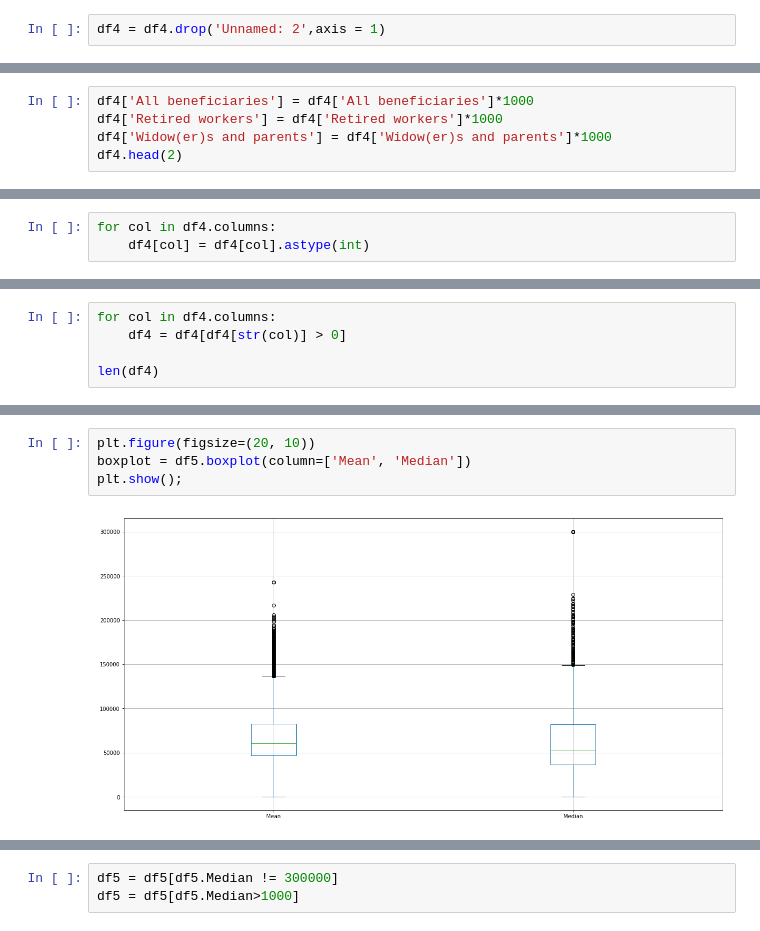
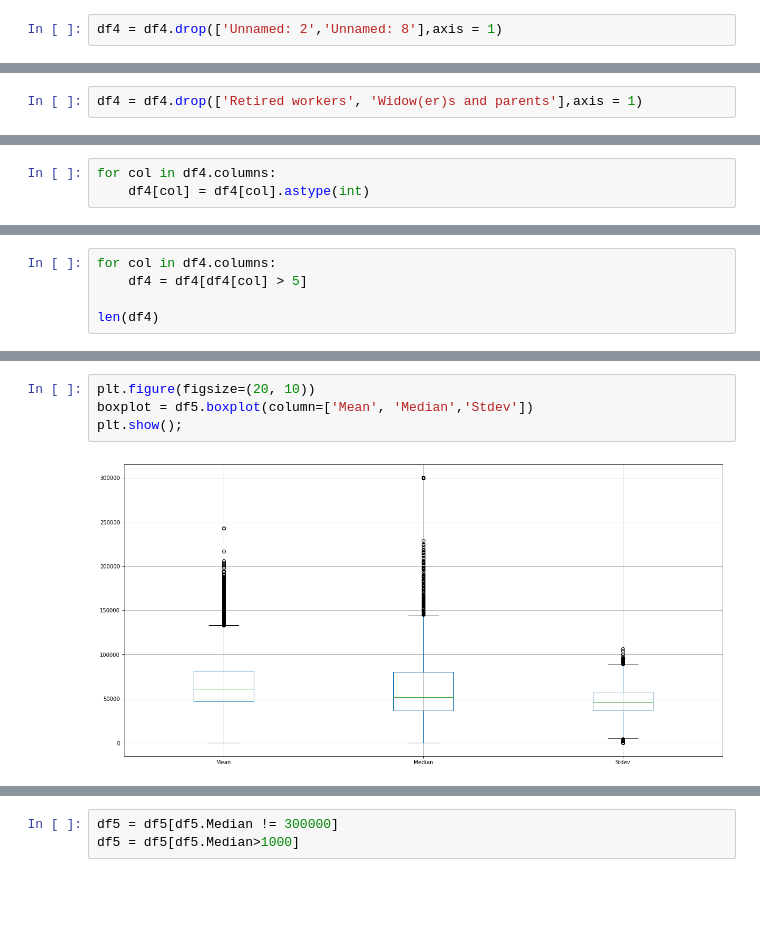
Before and after one commit to omerhakim/Prediction-of-Median-Income-in-the-US, a Jupyter notebook: Mod_3_project.ipynb, the cells around one changed output, grey strips where cells are left out. Saved outputs shown, nothing was run; the diff lists cells and outputs as text; blank space fills up the shorter version.

```diff
--- a/Mod_3_project.ipynb
+++ b/Mod_3_project.ipynb
@@ -130,5 +140,5 @@ df4.head(3)
 # %%
-df4 = df4.drop('Unnamed: 2',axis = 1)
+df4 = df4.drop(['Unnamed: 2','Unnamed: 8'],axis = 1)
 # %%
 df4.at[1, 'Number of beneficiaries with benefits in current-payment status and total monthly benefits, December 2017'] = 'State or area'
 df4.at[1, 'Unnamed: 1'] = 'Zip_Code'
@@ -158,5 +166,0 @@ df4.head(2)
-# %%
-df4['All beneficiaries'] = df4['All beneficiaries']*1000
-df4['Retired workers'] = df4['Retired workers']*1000
-df4['Widow(er)s and parents'] = df4['Widow(er)s and parents']*1000
-df4.head(2)
@@ -167,3 +167,5 @@ df4.head(2)
+# %%
+df4 = df4.drop(['Retired workers', 'Widow(er)s and parents'],axis = 1)
 # %%
 df4.info()
 # %% [output]
@@ -252,6 +244,6 @@ plt.show()
 # %%
 for col in df4.columns:
-    df4 = df4[df4[str(col)] > 0]
+    df4 = df4[df4[col] > 5]
 
 len(df4)
 # %% [output]
@@ -287,8 +281,8 @@ memory usage: 1.4+ MB
 # %%
 plt.figure(figsize=(20, 10))
-boxplot = df5.boxplot(column=['Mean', 'Median'])
+boxplot = df5.boxplot(column=['Mean', 'Median','Stdev'])
 plt.show();
 # %% [output]
-[figure, old version]
+[figure, new version]
 # %%
 len(df5)
```
Also changed, not shown: parts of 65 cells of this notebook, 1 other file.
